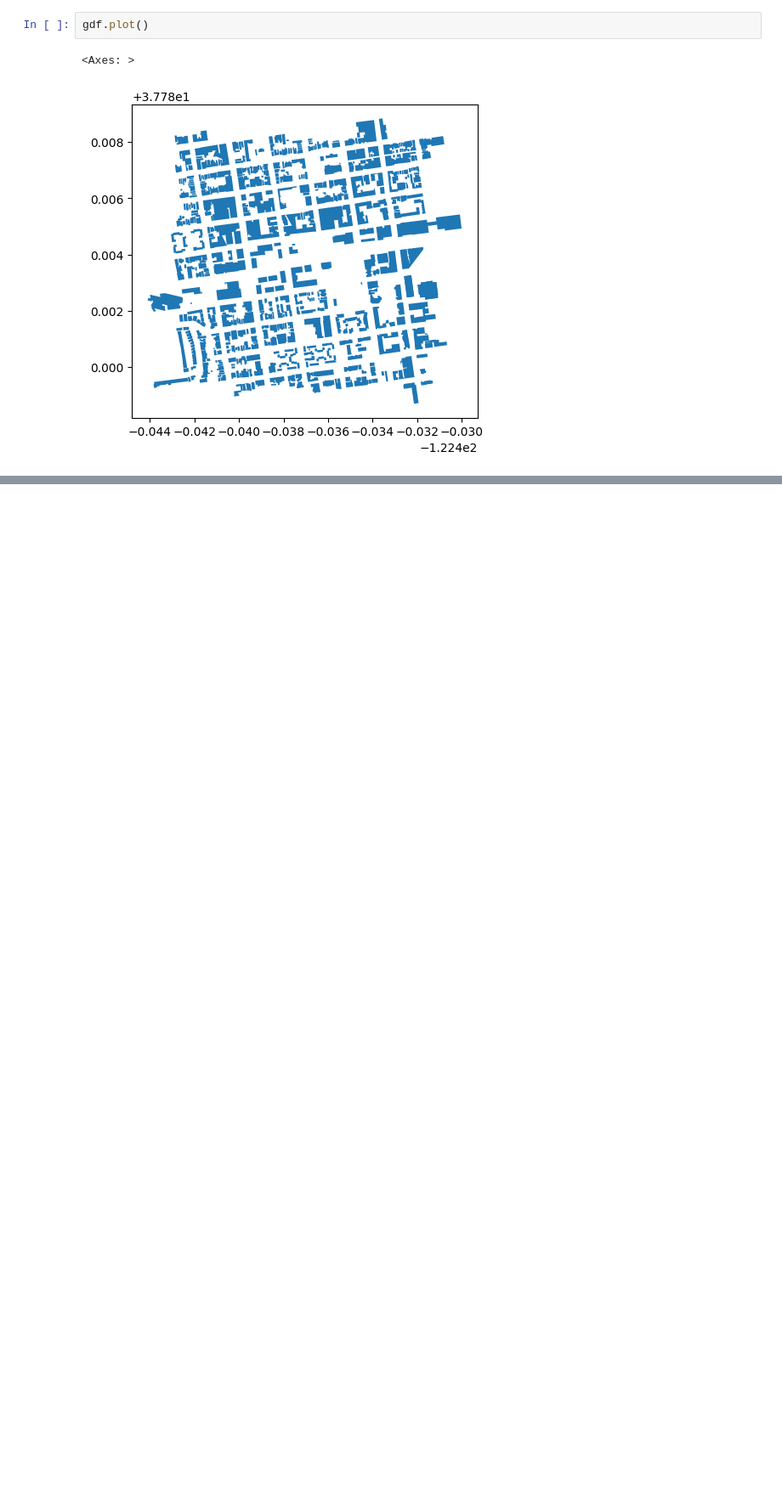
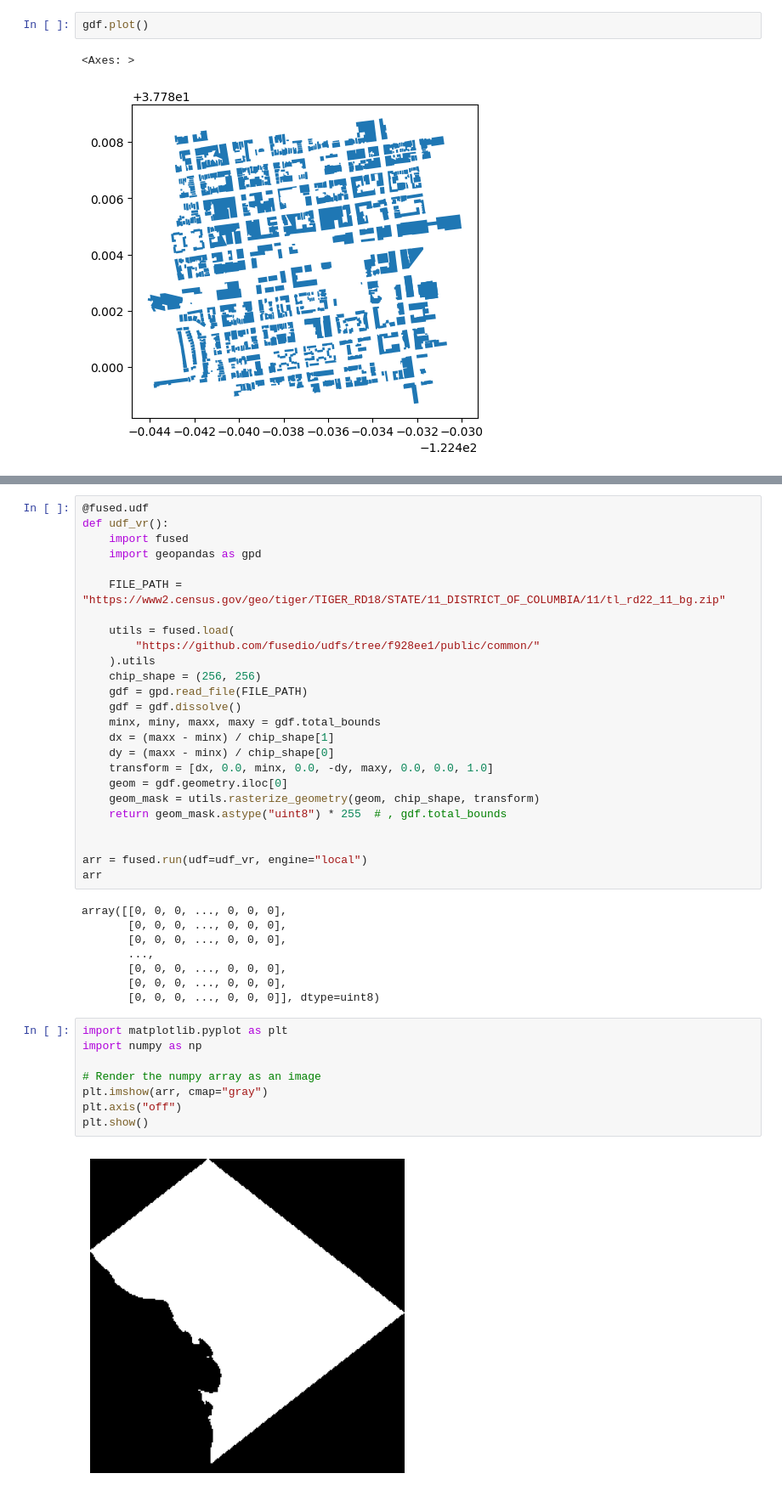
Before and after one commit to fusedio/fused-docs, a Jupyter notebook: docs/basics/transform/vector.ipynb, the cells around one changed output, grey strips where cells are left out. Shown at 85% size. Cells and saved outputs as stored; diff of their text form; blank space fills up the shorter version.

```diff
--- a/docs/basics/transform/vector.ipynb
+++ b/docs/basics/transform/vector.ipynb
@@ -63,0 +93,43 @@ gdf.plot()
+# %%
+@fused.udf
+def udf_vr():
+    import fused
+    import geopandas as gpd
+
+    FILE_PATH = "https://www2.census.gov/geo/tiger/TIGER_RD18/STATE/11_DISTRICT_OF_COLUMBIA/11/tl_rd22_11_bg.zip"
+
+    utils = fused.load(
+        "https://github.com/fusedio/udfs/tree/f928ee1/public/common/"
+    ).utils
+    chip_shape = (256, 256)
+    gdf = gpd.read_file(FILE_PATH)
+    gdf = gdf.dissolve()
+    minx, miny, maxx, maxy = gdf.total_bounds
+    dx = (maxx - minx) / chip_shape[1]
+    dy = (maxx - minx) / chip_shape[0]
+    transform = [dx, 0.0, minx, 0.0, -dy, maxy, 0.0, 0.0, 1.0]
+    geom = gdf.geometry.iloc[0]
+    geom_mask = utils.rasterize_geometry(geom, chip_shape, transform)
+    return geom_mask.astype("uint8") * 255  # , gdf.total_bounds
+
+
+arr = fused.run(udf=udf_vr, engine="local")
+arr
+# %% [output]
+array([[0, 0, 0, ..., 0, 0, 0],
+       [0, 0, 0, ..., 0, 0, 0],
+       [0, 0, 0, ..., 0, 0, 0],
+       ...,
+       [0, 0, 0, ..., 0, 0, 0],
+       [0, 0, 0, ..., 0, 0, 0],
+       [0, 0, 0, ..., 0, 0, 0]], dtype=uint8)
+# %%
+import matplotlib.pyplot as plt
+import numpy as np
+
+# Render the numpy array as an image
+plt.imshow(arr, cmap="gray")
+plt.axis("off")
+plt.show()
+# %% [output]
+[figure, added]
```
Also changed, not shown: parts of 6 cells of this notebook, 6 other files.
